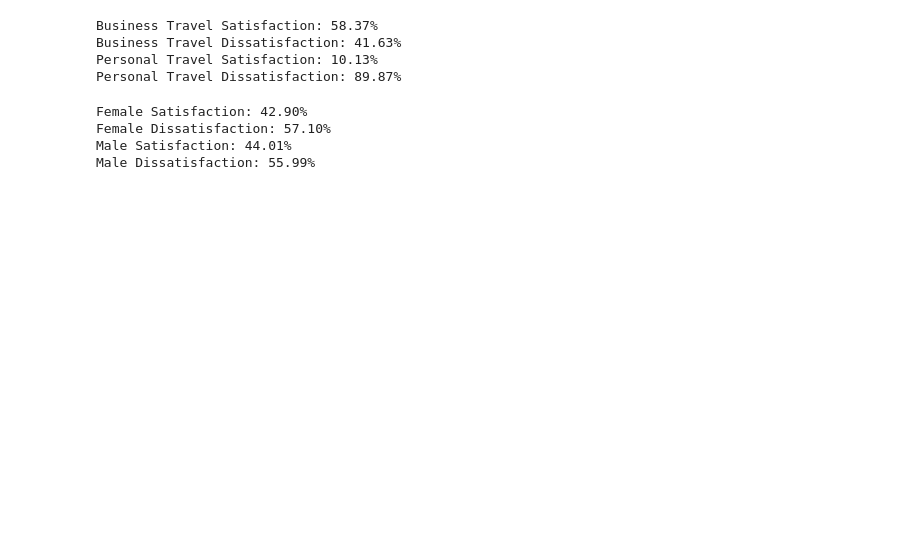
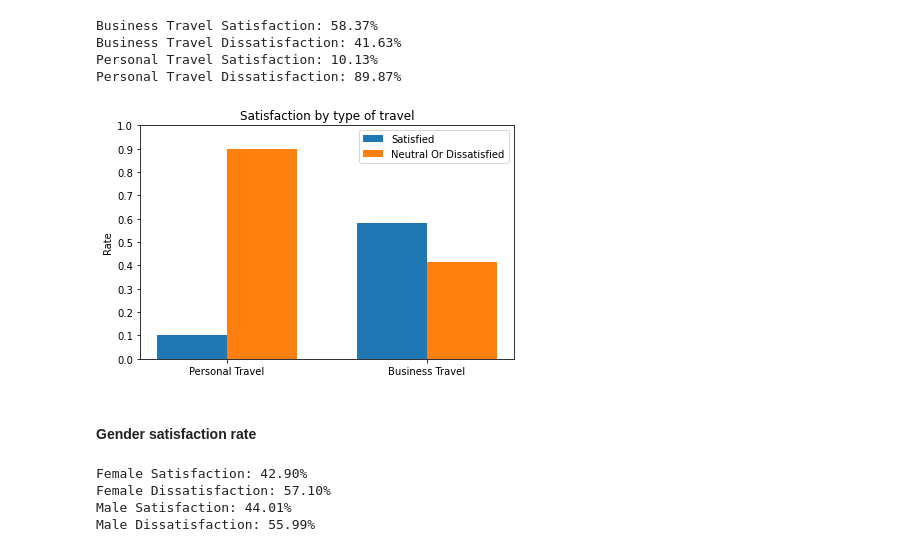
Before and after one commit to GabrielTourinho/airlilne_passenger_satisfaction, a Jupyter notebook: Airline Passenger Satisfaction.ipynb, the cells around one changed output. Saved outputs shown, nothing was run; the diff lists cells and outputs as text; code cells hidden in the pictures; blank space fills up the shorter version.

```diff
--- a/Airline Passenger Satisfaction.ipynb
+++ b/Airline Passenger Satisfaction.ipynb
@@ -289,8 +596,8 @@ Male Business Class: 48.29%
 # %%
-business_travel_satisfaction = len(df[(df['type_of_travel'] == "Business travel") & (df['satisfaction'] == "satisfied")])
-business_travel = len(df[(df['type_of_travel'] == "Business travel")])
+business_travel_satisfaction = len(df[(df['type_of_travel'] == "Business Travel") & (df['satisfaction'] == "Satisfied")])
+business_travel = len(df[(df['type_of_travel'] == "Business Travel")])
 
-personal_travel_satisfaction = len(df[(df['type_of_travel'] == "Personal Travel") & (df['satisfaction'] == "satisfied")])
+personal_travel_satisfaction = len(df[(df['type_of_travel'] == "Personal Travel") & (df['satisfaction'] == "Satisfied")])
 personal_travel = len(df[(df['type_of_travel'] == "Personal Travel")])
 
 business_travel_satisfaction_percentage = business_travel_satisfaction/business_travel
@@ -308,4 +615,18 @@ Business Travel Satisfaction: 58.37%
 Business Travel Dissatisfaction: 41.63%
 Personal Travel Satisfaction: 10.13%
 Personal Travel Dissatisfaction: 89.87%
+# %%
+travel_satisfied_percentages = [personal_travel_satisfaction_percentage, business_travel_satisfaction_percentage]
+travel_dissatisfied_percentages = [personal_travel_dissatisfaction_percentage, business_travel_dissatisfaction_percentage]
+
+auxiliary_library.plot_bar(
+    xticklabels=df.type_of_travel.unique(),
+    rect_percentages=[travel_satisfied_percentages, travel_dissatisfied_percentages],
+    rects_labels=sorted(df.satisfaction.unique(), reverse=True),
+    title="Satisfaction by type of travel",
+)
+# %% [output]
+[figure, added]
+# %% [markdown]
+#### Gender satisfaction rate <a name="gender_satisfaction_rate"></a>
 # %%
```
Also changed, not shown: parts of 90 cells of this notebook, 1 other file.
